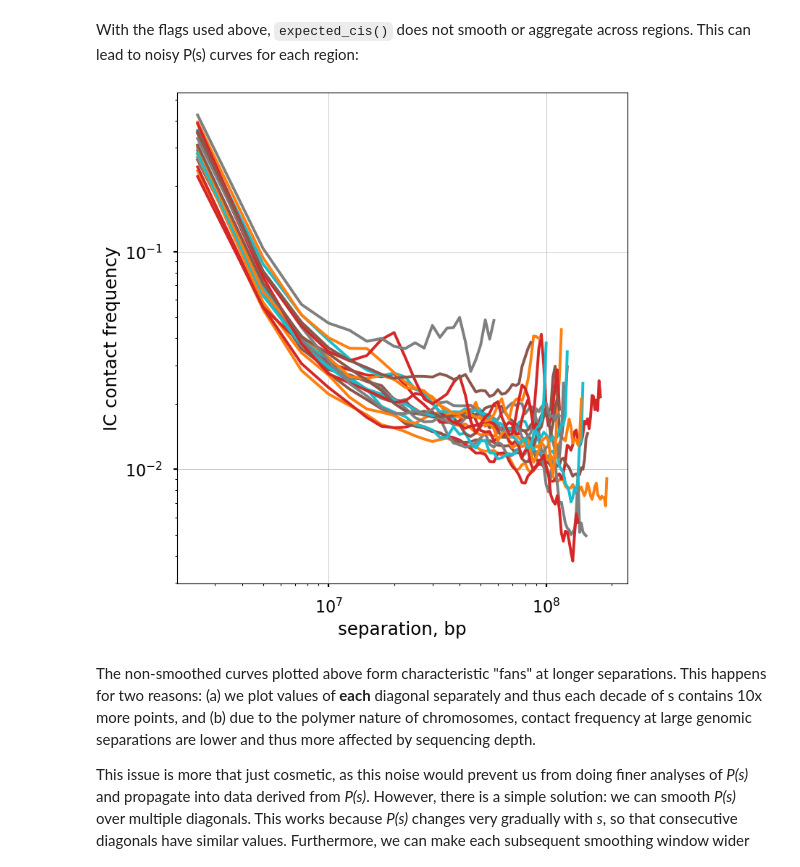
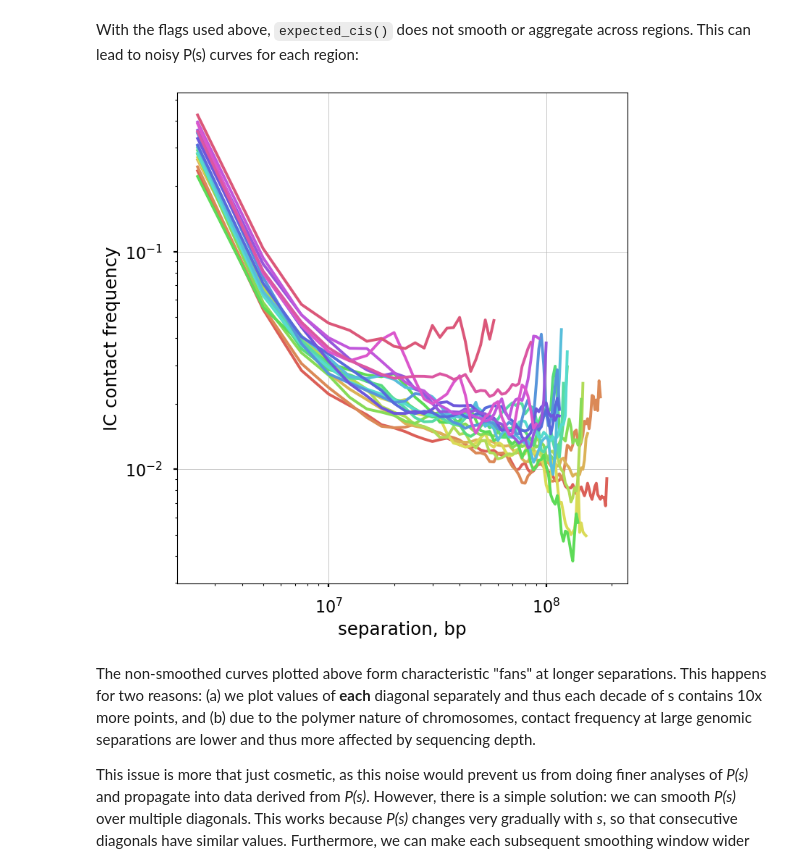
Before and after one commit to gesinecauer/Chromatin_Analysis_MOp, a Jupyter notebook: jupyter/contacts_vs_distance.ipynb, the cells around one changed output. Saved outputs shown, nothing was run; the diff lists cells and outputs as text; code cells hidden in the pictures.

```diff
--- a/jupyter/contacts_vs_distance.ipynb
+++ b/jupyter/contacts_vs_distance.ipynb
@@ -61,10 +61,13 @@ num_cpus = int(num_cpus)
 # %% [markdown]
 ### Load cooler file
 # %%
-# mcool_file = '/net/gs/vol1/home/gesine/noble_lab/repos/Chromatin_Analysis_MOp/snm3C-seq/pseudobulk_3C/nobackup/Raw.100K/L2_3_IT_CTX_Glut.Raw.100K.mcool'
-mcool_file = '/net/gs/vol1/home/gesine/noble_lab/repos/Chromatin_Analysis_MOp/snm3C-seq/pseudobulk_3C/nobackup/Q.100K/selected/L2_3_IT_CTX_Glut.Q.100K.mcool'
+# mcool_file = '/net/gs/vol1/home/gesine/noble_lab/repos/Chromatin_Analysis_MOp/data/snm3C-seq/pseudobulk_3C/nobackup/Raw.100K/L2_3_IT_CTX_Glut.Raw.100K.mcool'
+mcool_file = '/net/gs/vol1/home/gesine/noble_lab/repos/Chromatin_Analysis_MOp/data/snm3C-seq/pseudobulk_3C/nobackup/Q.100K/selected/L2_3_IT_CTX_Glut.Q.100K.mcool'
 
-resolution = int(1000 * 1000 * 2.5) # 2.5 Mb
-uri = f'{mcool_file}::/resolutions/{resolution}'
+resolution = int(1000 * 1000 * 2.5) # 2.5 Mb (2.5e6 bp)
+uri = f'{mcool_file}::/resolutions/{resolution:g}'
 
 clr = cooler.Cooler(uri)
+
+cis_cov, tot_cov = cooltools.coverage(clr, ignore_diags=1, nproc=2)
+print(f"nreads: {cis_cov.sum():,}", flush=True)
@@ -128,6 +116,9 @@ mm10_arms = mm10_arms[mm10_arms.chrom.isin(clr.chromnames)].reset_index(drop=Tru
 # GC: remove chrX, chrY, chrM
 mm10_arms = mm10_arms[~mm10_arms.chrom.isin(['chrX', 'chrY', 'chrM'])].reset_index(drop=True)
 
-mm10_arms
+# GC: remove arms that are less than the current binsize/resolution
+mm10_arms = mm10_arms[(mm10_arms.end - mm10_arms.start)  > resolution]
+
+mm10_arms.head()
 # %% [output]
 |  | chrom | start | end | name |
@@ -198,20 +178,31 @@ With the flags used above, `expected_cis()` does not smooth or aggregate across
 # %%
 f, ax = plt.subplots(1,1)
 
-for region in mm10_arms['name']:
+chromosomes = mm10_arms.chrom.drop_duplicates().reset_index(drop=True)
+chromosomes = chromosomes[chromosomes.isin(clr.chromnames)]
+cmap = sns.color_palette("hls", len(chromosomes))
+cmap_dict = {chromosomes[i]: cmap[i] for i in range(len(chromosomes))}
+
+for i, row in mm10_arms.iterrows():
+    region = row['name']
+    color = cmap_dict[row.chrom]
+    linestyle = '--' if ('p' in region) else '-'
+    alpha = 0.75 if ('p' in region) else 1
+
     ax.loglog(
         cvd['dist_bp'].loc[cvd['region1']==region],
         cvd['contact_frequency'].loc[cvd['region1']==region],
-    )
+        color=color, linestyle=linestyle, label=region, alpha=alpha)
     ax.set(
         xlabel='separation, bp',
         ylabel='IC contact frequency')
     ax.set_aspect(1.0)
     ax.grid(lw=0.5)
 
+# plt.legend()
 plt.show()
 # %% [output]
-[figure, old version]
+[figure, new version]
 # %% [markdown]
 The non-smoothed curves plotted above form characteristic "fans" at longer separations. This happens for two reasons: (a) we plot values of **each** diagonal separately and thus each decade of s contains 10x more points, and (b) due to the polymer nature of chromosomes, contact frequency at large genomic separations are lower and thus more affected by sequencing depth.
 
```
Also changed, not shown: parts of 20 cells of this notebook.
